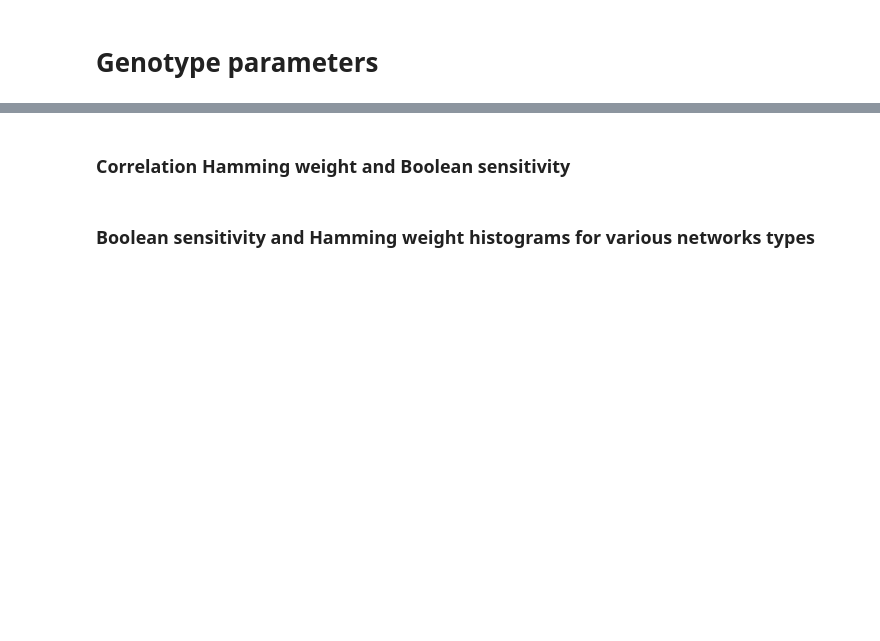
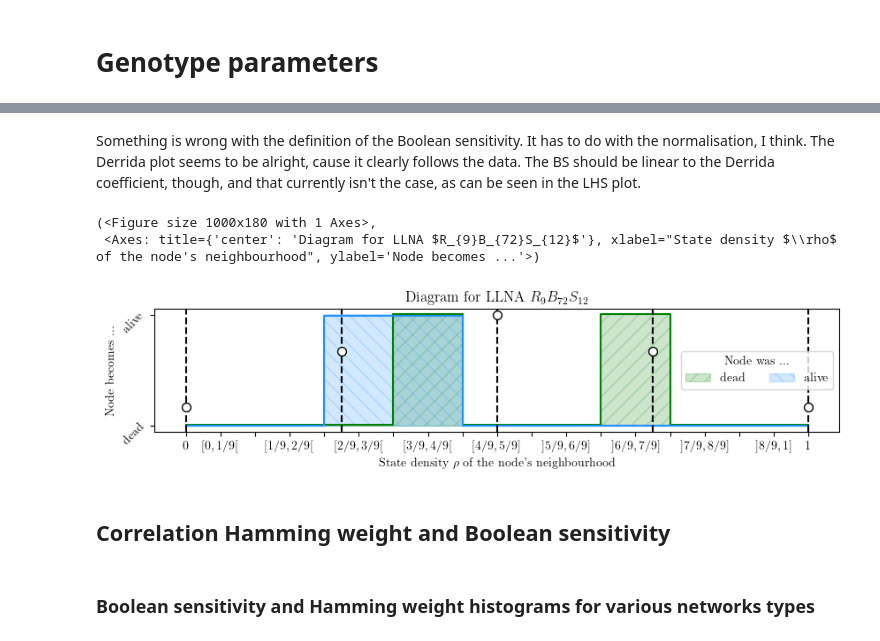
Before and after one commit to mrollier/network_automata_robustness, a Jupyter notebook: manuscript/characterisation-generate_figures.ipynb, the cells around one changed output, grey strips where cells are left out. Drawn from its saved outputs; the diff is of its cells as text; code cells hidden in the pictures; blank space fills up the shorter version.

Commit message:
Add some notions to Notebooks, trying to figure out what's wrong with Boolean sensitivity vs. Derrida coefficient (?). Will start new branch for this.

```diff
--- a/manuscript/characterisation-generate_figures.ipynb
+++ b/manuscript/characterisation-generate_figures.ipynb
@@ -191,5 +448,13 @@ if SAVEFIG:
+# %% [markdown]
+Something is wrong with the definition of the Boolean sensitivity. It has to do with the normalisation, I think. The Derrida plot seems to be alright, cause it clearly follows the data. The BS should be linear to the Derrida coefficient, though, and that currently isn't the case, as can be seen in the LHS plot.
+# %%
+model.diagram(degree=4, plot_dist=True)
+# %% [output]
+(<Figure size 1000x180 with 1 Axes>,
+ <Axes: title={'center': 'Diagram for LLNA $R_{9}B_{72}S_{12}$'}, xlabel="State density $\\rho$ of the node's neighbourhood", ylabel='Node becomes ...'>)
+[figure, added]
 # %% [markdown]
-### Correlation Hamming weight and Boolean sensitivity
+## Correlation Hamming weight and Boolean sensitivity
 # %%
 # let's compare the sensitivity with the Hamming weight for all NAs
 
```
Also changed, not shown: parts of 8 cells of this notebook, 5 other files.
